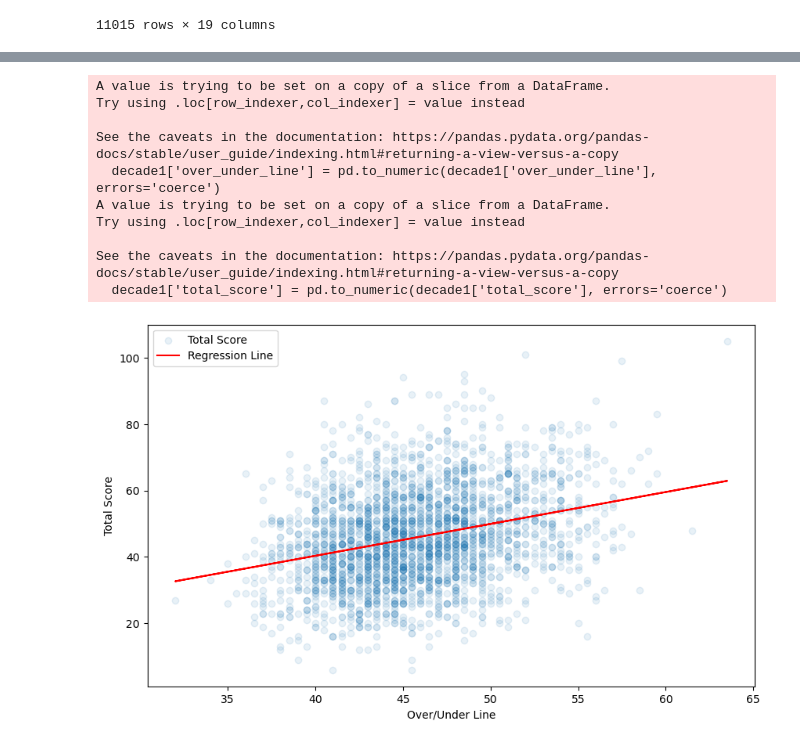
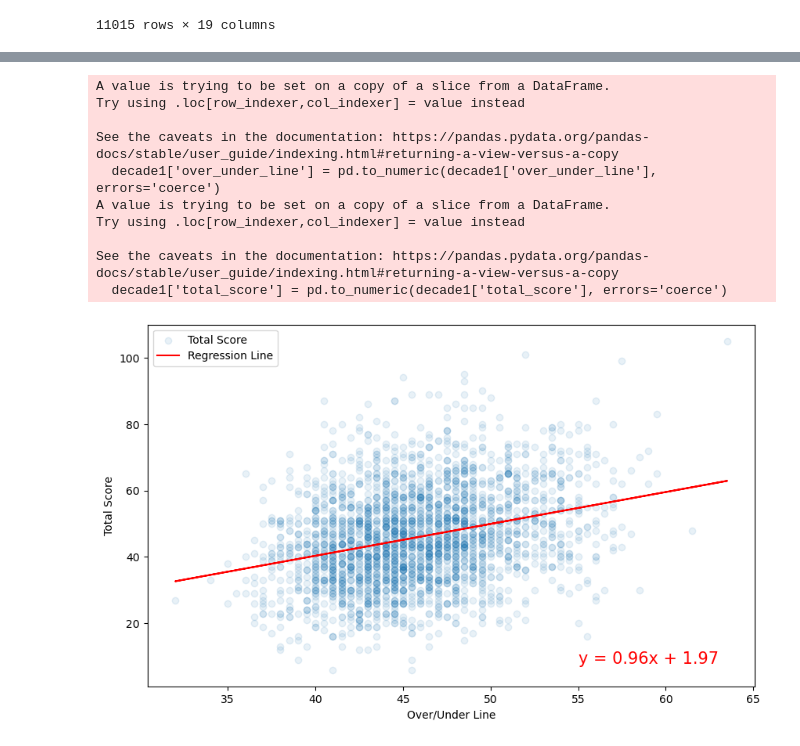
Before and after one commit to davisdw/Project_1_Group_5, a Jupyter notebook: Analysis.ipynb, the cells around one changed output, grey strips where cells are left out. Saved outputs shown, nothing was run; the diff lists cells and outputs as text; code cells hidden in the pictures.

```diff
--- a/Analysis.ipynb
+++ b/Analysis.ipynb
@@ -166,35 +166,35 @@ def plot_linear_regression(x_values, y_values, ylabel, coordinates):
     plt.plot(x_values, regress_values, color='red', label='Regression Line')
 
     # Annotate the equation on the plot
     plt.annotate(line_eq, coordinates, fontsize=15, color="red")
 
     # Set the title and labels for the axes
     plt.xlabel('Over/Under Line')
     plt.ylabel(ylabel)
     plt.legend()
     plt.show()
 
 decade1['over_under_line'] = pd.to_numeric(decade1['over_under_line'], errors='coerce')
 decade1['total_score'] = pd.to_numeric(decade1['total_score'], errors='coerce')
 
 # Your x and y values
 
 x_values = decade1['over_under_line']
 y_values = decade1['total_score']
 
-plot_linear_regression(x_values, y_values, 'Total Score', (25, 40))
+plot_linear_regression(x_values, y_values, 'Total Score', (55, 8))
 # %% [output]
 A value is trying to be set on a copy of a slice from a DataFrame.
 Try using .loc[row_indexer,col_indexer] = value instead
 
 See the caveats in the documentation: https://pandas.pydata.org/pandas-docs/stable/user_guide/indexing.html#returning-a-view-versus-a-copy
   decade1['over_under_line'] = pd.to_numeric(decade1['over_under_line'], errors='coerce')
 A value is trying to be set on a copy of a slice from a DataFrame.
 Try using .loc[row_indexer,col_indexer] = value instead
 
 See the caveats in the documentation: https://pandas.pydata.org/pandas-docs/stable/user_guide/indexing.html#returning-a-view-versus-a-copy
   decade1['total_score'] = pd.to_numeric(decade1['total_score'], errors='coerce')
-[figure, old version]
+[figure, new version]
 # %%
 decade2['over_under_line'] = pd.to_numeric(decade2['over_under_line'], errors='coerce')
 decade2['total_score'] = pd.to_numeric(decade2['total_score'], errors='coerce')
```
Also changed, not shown: parts of 11 cells of this notebook.
